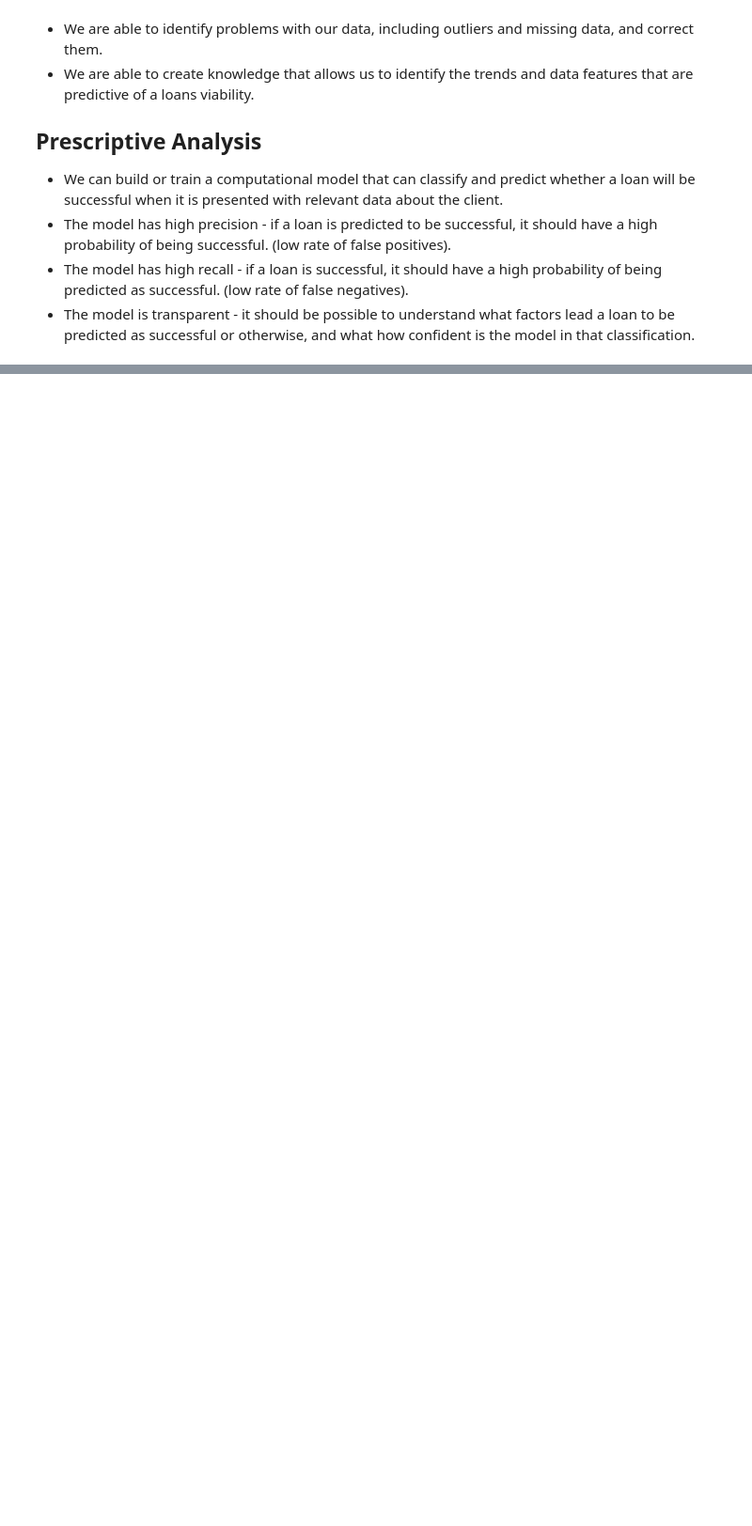
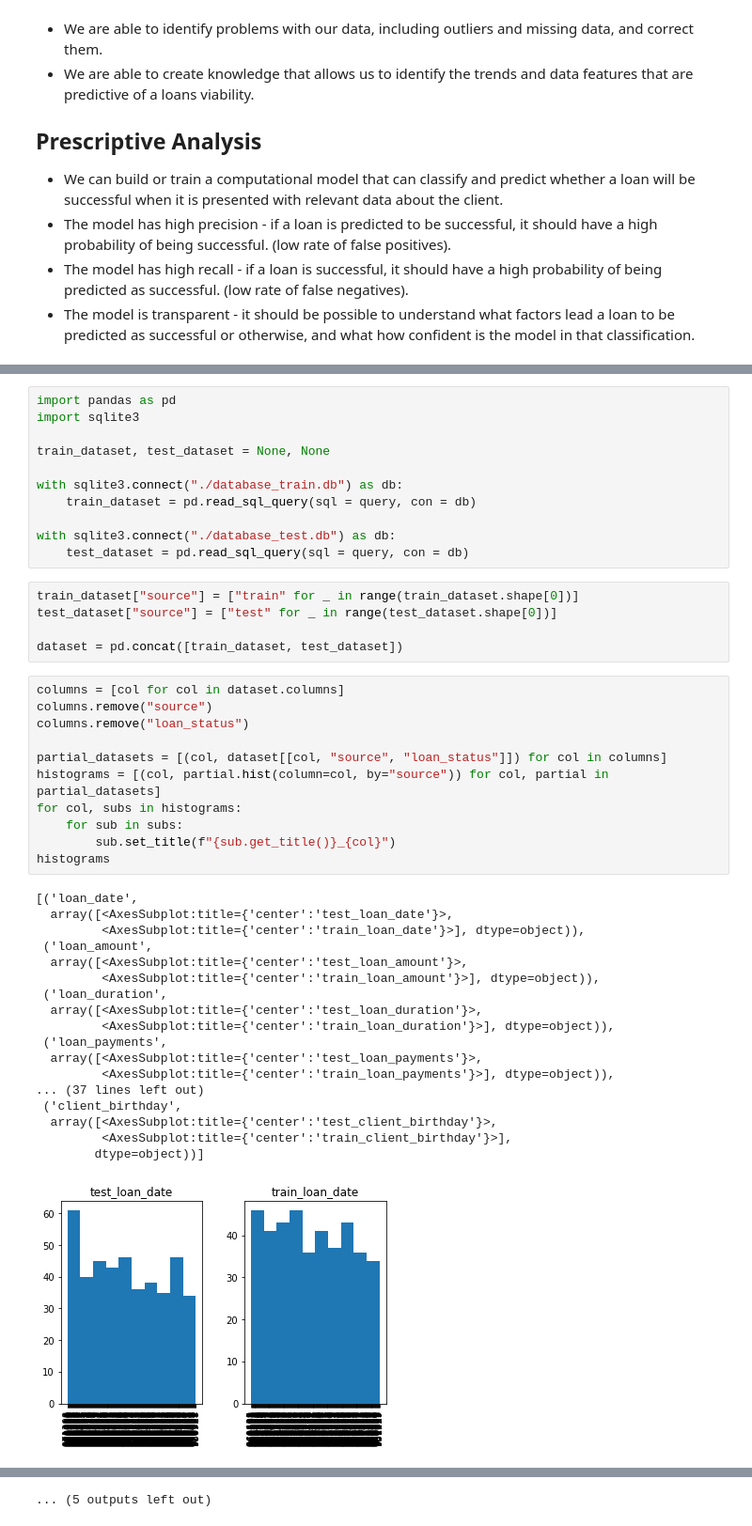
Before and after one commit to joaonmatos/feup-machine-learning, a Jupyter notebook: analysis.ipynb, the cells around one changed output, grey strips where cells are left out. Shown at 94% size. Cells and saved outputs as stored; diff of their text form; blank space fills up the shorter version.

```diff
--- a/analysis.ipynb
+++ b/analysis.ipynb
@@ -66,0 +62,46 @@ train_dataset = pd.read_csv("features/v1/learn.csv")
+# %%
+import pandas as pd
+import sqlite3
+
+train_dataset, test_dataset = None, None
+
+with sqlite3.connect("./database_train.db") as db:
+    train_dataset = pd.read_sql_query(sql = query, con = db)
+
+with sqlite3.connect("./database_test.db") as db:
+    test_dataset = pd.read_sql_query(sql = query, con = db)
+# %%
+train_dataset["source"] = ["train" for _ in range(train_dataset.shape[0])]
+test_dataset["source"] = ["test" for _ in range(test_dataset.shape[0])]
+
+dataset = pd.concat([train_dataset, test_dataset])
+# %%
+columns = [col for col in dataset.columns]
+columns.remove("source")
+columns.remove("loan_status")
+
+partial_datasets = [(col, dataset[[col, "source", "loan_status"]]) for col in columns]
+histograms = [(col, partial.hist(column=col, by="source")) for col, partial in partial_datasets]
+for col, subs in histograms:
+    for sub in subs:
+        sub.set_title(f"{sub.get_title()}_{col}")
+histograms
+# %% [output]
+[('loan_date',
+  array([<AxesSubplot:title={'center':'test_loan_date'}>,
+         <AxesSubplot:title={'center':'train_loan_date'}>], dtype=object)),
+ ('loan_amount',
+  array([<AxesSubplot:title={'center':'test_loan_amount'}>,
+         <AxesSubplot:title={'center':'train_loan_amount'}>], dtype=object)),
+ ('loan_duration',
+  array([<AxesSubplot:title={'center':'test_loan_duration'}>,
+         <AxesSubplot:title={'center':'train_loan_duration'}>], dtype=object)),
+ ('loan_payments',
+  array([<AxesSubplot:title={'center':'test_loan_payments'}>,
+         <AxesSubplot:title={'center':'train_loan_payments'}>], dtype=object)),
+... (37 lines left out)
+ ('client_birthday',
+  array([<AxesSubplot:title={'center':'test_client_birthday'}>,
+         <AxesSubplot:title={'center':'train_client_birthday'}>],
+        dtype=object))]
+[figure, added]
@@ -66,0 +118 @@ train_dataset = pd.read_csv("features/v1/learn.csv")
+... (5 outputs left out)
```
Also changed, not shown: parts of 12 cells of this notebook, 2 other files.
